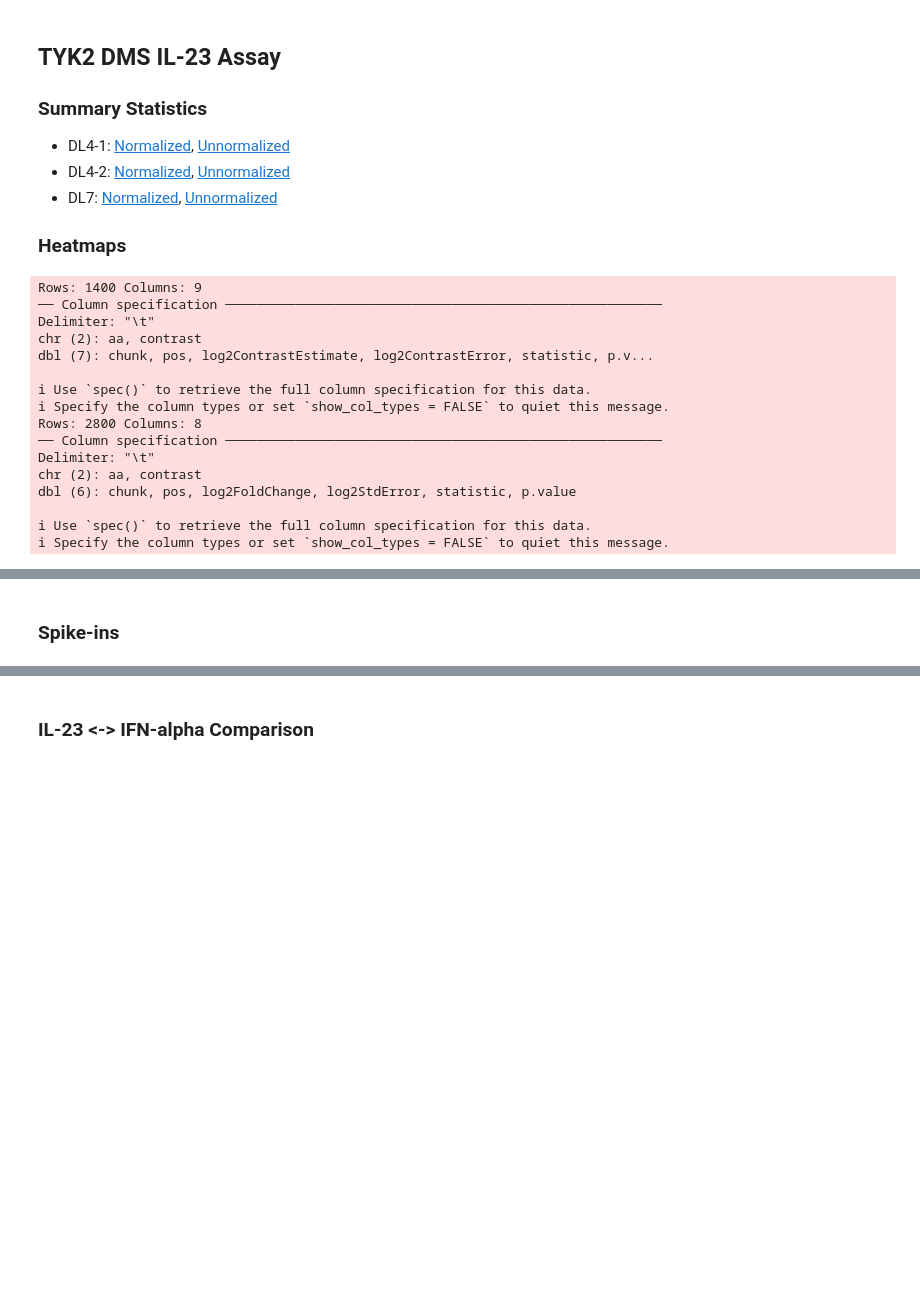
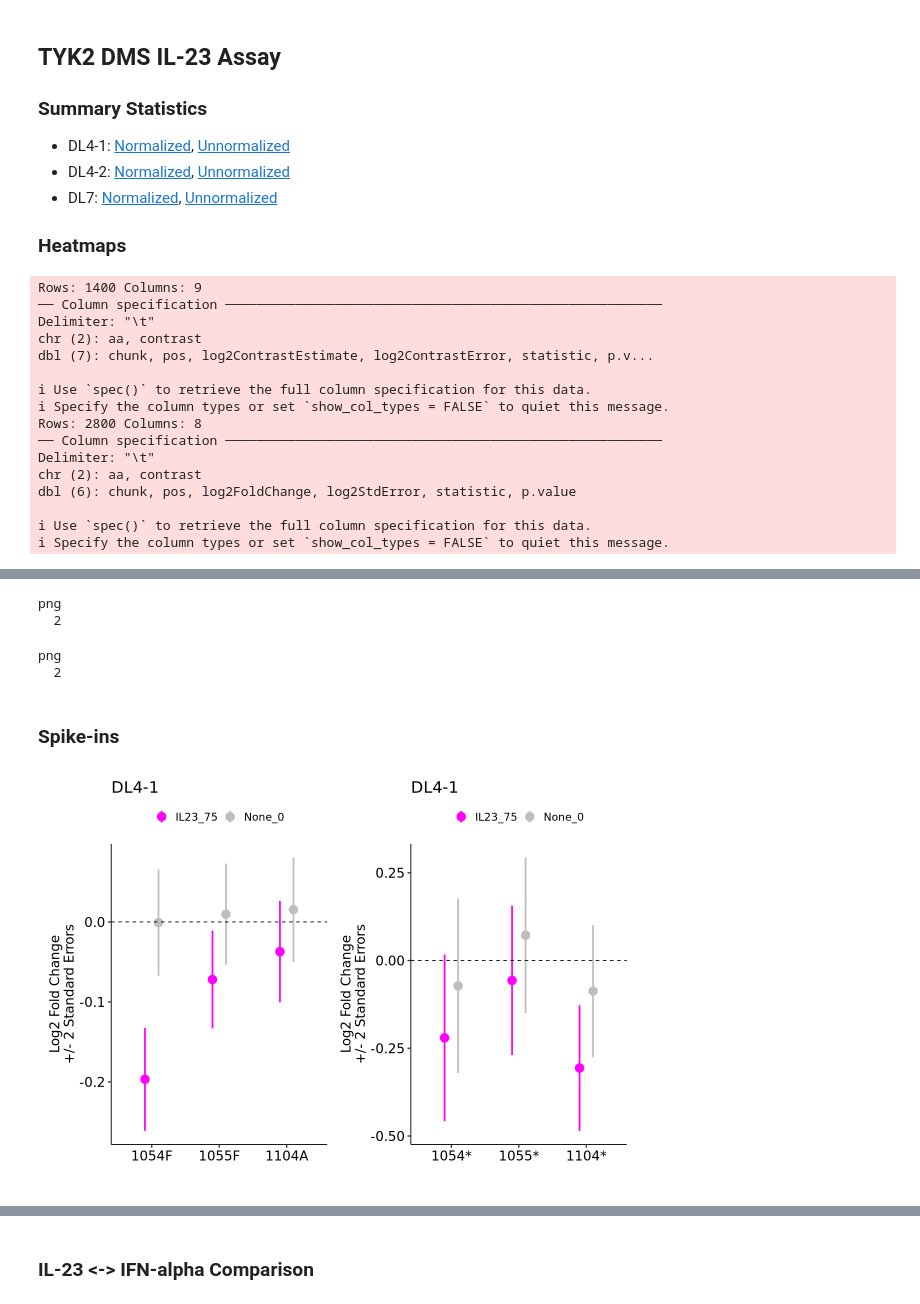
Before and after one commit to MiTPenguin/bms-dms, a Jupyter notebook: notebooks/TYK2-IL23-run10-refine.ipynb, the cells around one changed output, grey strips where cells are left out. Cells and saved outputs as stored; diff of their text form; code cells hidden in the pictures; blank space fills up the shorter version.

Commit message:
heatmap pdfs and extended markdown

```diff
--- a/notebooks/TYK2-IL23-run10-refine.ipynb
+++ b/notebooks/TYK2-IL23-run10-refine.ipynb
@@ -92,2 +97,58 @@ sumstats_raw %>%
+# %%
+pdf("../dataviz/TYK2/il23/TYK2-IL23-run10-heatmaps-unnormalized.pdf", width = 12, height = 7.5)
+heat_raw_l2fc
+heat_raw_z
+dev.off()
+
+pdf("../dataviz/TYK2/il23/TYK2-IL23-run10-heatmaps-normalized.pdf", width = 12, height = 5)
+heat_norm_l2fc
+heat_norm_z
+dev.off()
+# %% [output]
+png
+  2
+png
+  2
 # %% [markdown]
 ### Spike-ins
+# %%
+spikeins <- sumstats_raw %>%
+    filter(str_c(pos, aa) %in% c("1104A", "1054F", "1055F")) %>%
+    mutate(contrast = gsub("_unnormalized", "", contrast)) %>%
+    ggplot() +
+        geom_pointrange(aes(x = str_c(pos, aa),
+                            y = log2FoldChange,
+                            ymin = log2FoldChange - 2*log2StdError,
+                            ymax = log2FoldChange + 2*log2StdError,
+                            color = contrast,
+                            group = contrast),
+                        position = position_dodge(width = 0.4), size = 1, linewidth = 1) +
+        theme_pubr(base_size = 16) +
+        scale_color_manual(values = c("None_0" = "gray",
+                                      "IL23_75" = "magenta")) +
+        geom_hline(yintercept = 0, lty = "dashed") +
+        theme(legend.title = element_blank()) +
+        xlab("") + ylab("Log2 Fold Change\n+/- 2 Standard Errors")
+
+spikein_stop <- sumstats_raw %>%
+    filter(str_c(pos, aa) %in% c("1104*", "1054*", "1055*")) %>%
+    mutate(contrast = gsub("_unnormalized", "", contrast)) %>%
+    ggplot() +
+        geom_pointrange(aes(x = str_c(pos, aa),
+                            y = log2FoldChange,
+                            ymin = log2FoldChange - 2*log2StdError,
+                            ymax = log2FoldChange + 2*log2StdError,
+                            color = contrast,
+                            group = contrast),
+                        position = position_dodge(width = 0.4), size = 1, linewidth = 1) +
+        theme_pubr(base_size = 16) +
+        scale_color_manual(values = c("None_0" = "gray",
+                                      "IL23_75" = "magenta")) +
+        geom_hline(yintercept = 0, lty = "dashed") +
+        theme(legend.title = element_blank()) +
+        xlab("") + ylab("Log2 Fold Change\n+/- 2 Standard Errors")
+# %%
+options(repr.plot.width = 10, repr.plot.height = 7)
+spikeins + spikein_stop & ggtitle("DL4-1")
+# %% [output]
+[figure, added]
```
Also changed, not shown: parts of 5 cells of this notebook, 9 other files.
